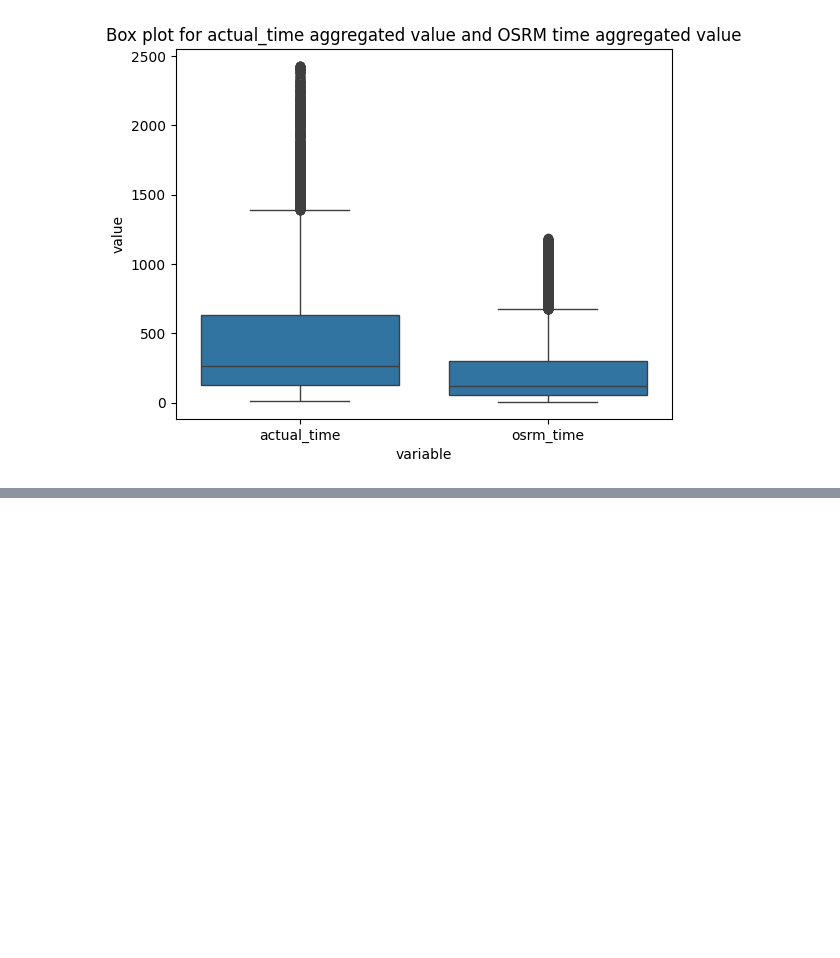
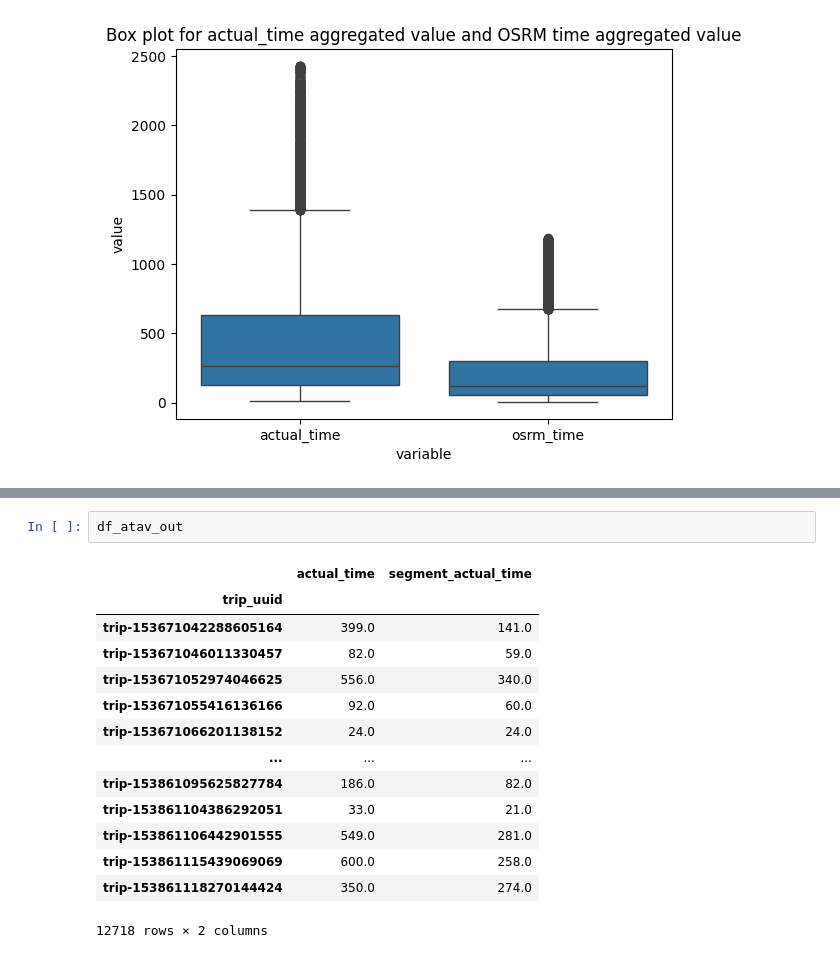
Before and after one commit to akshayabhale1406/SCLR_Delhivery_FE, a Jupyter notebook: Delhivery_FE.ipynb, the cells around one changed output, grey strips where cells are left out. Cells and saved outputs as stored; diff of their text form; blank space fills up the shorter version.

```diff
--- a/Delhivery_FE.ipynb
+++ b/Delhivery_FE.ipynb
@@ -609,0 +658,17 @@ dtype: int64
+# %%
+df_atav_out
+# %% [output]
+|  | actual_time | segment_actual_time |
+| trip_uuid |  |  |
+| trip-153671042288605164 | 399.0 | 141.0 |
+| trip-153671046011330457 | 82.0 | 59.0 |
+| trip-153671052974046625 | 556.0 | 340.0 |
+| trip-153671055416136166 | 92.0 | 60.0 |
+| trip-153671066201138152 | 24.0 | 24.0 |
+| ... | ... | ... |
+| trip-153861095625827784 | 186.0 | 82.0 |
+| trip-153861104386292051 | 33.0 | 21.0 |
+| trip-153861106442901555 | 549.0 | 281.0 |
+| trip-153861115439069069 | 600.0 | 258.0 |
+| trip-153861118270144424 | 350.0 | 274.0 |
+12718 rows × 2 columns
```
Also changed, not shown: parts of 11 cells of this notebook.
